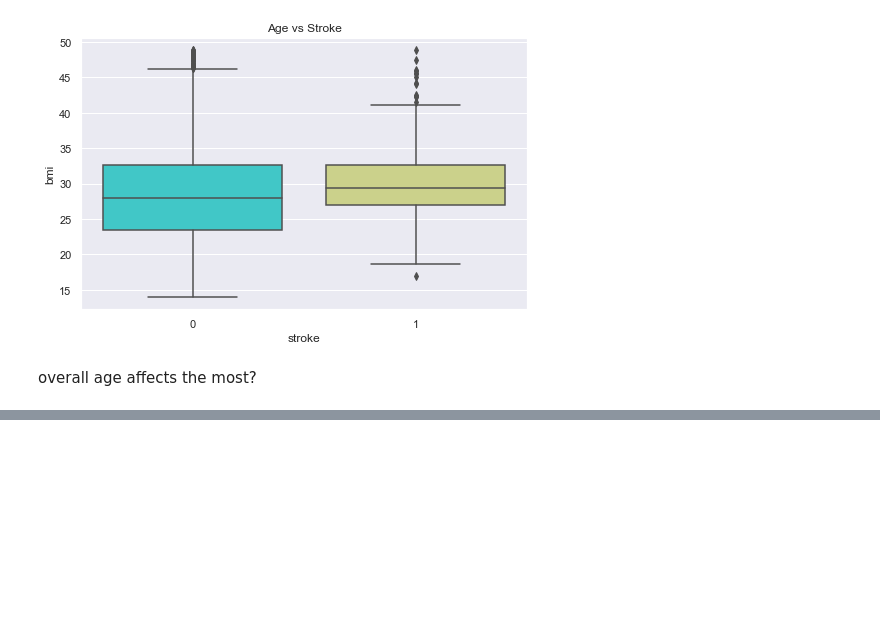
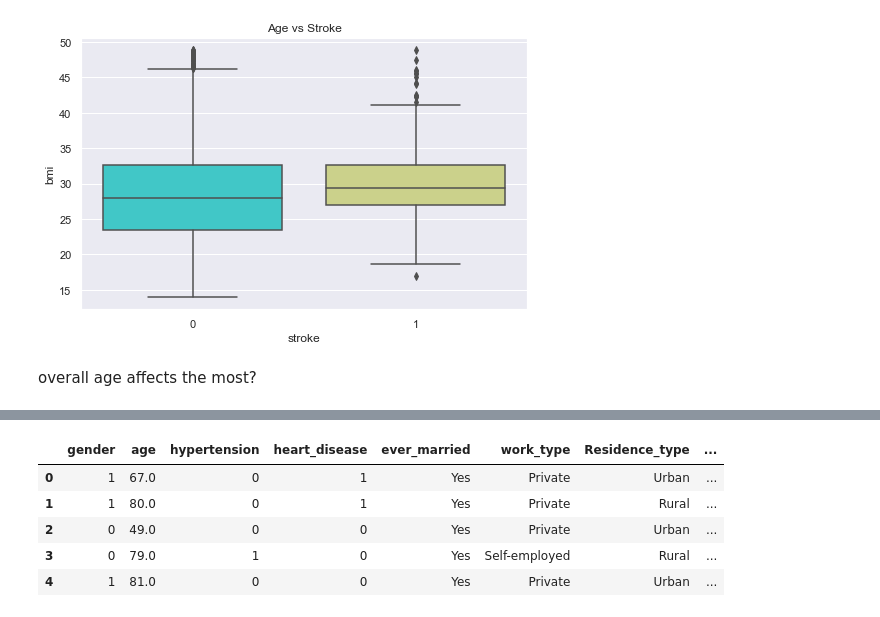
Before and after one commit to S-Samiksha/ClusteringAnalysis, a Jupyter notebook: Samiksha Exploratory Analysis .ipynb, the cells around one changed output, grey strips where cells are left out. Drawn from its saved outputs; the diff is of its cells as text; code cells hidden in the pictures; blank space fills up the shorter version.

```diff
--- a/Samiksha Exploratory Analysis .ipynb
+++ b/Samiksha Exploratory Analysis .ipynb
@@ -84,0 +108,11 @@ overall age affects the most?
+# %%
+dataset['gender'].replace({'Female': 0, 'Male': 1},inplace=True)
+# %%
+dataset.head()
+# %% [output]
+|  | gender | age | hypertension | heart_disease | ever_married | work_type | Residence_type | ... |
+| 0 | 1 | 67.0 | 0 | 1 | Yes | Private | Urban | ... |
+| 1 | 1 | 80.0 | 0 | 1 | Yes | Private | Rural | ... |
+| 2 | 0 | 49.0 | 0 | 0 | Yes | Private | Urban | ... |
+| 3 | 0 | 79.0 | 1 | 0 | Yes | Self-employed | Rural | ... |
+| 4 | 1 | 81.0 | 0 | 0 | Yes | Private | Urban | ... |
```
Also changed, not shown: parts of 6 cells of this notebook.
